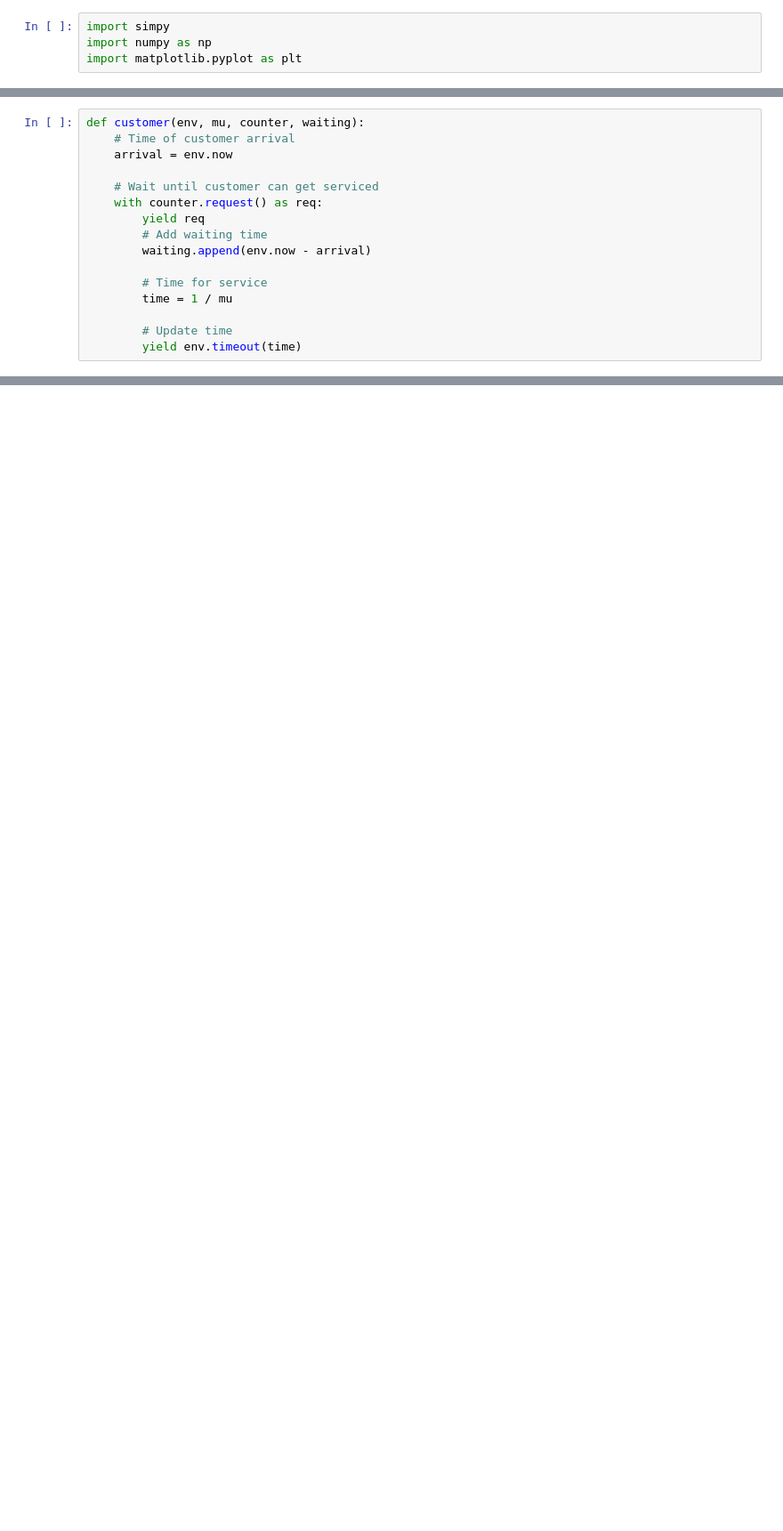
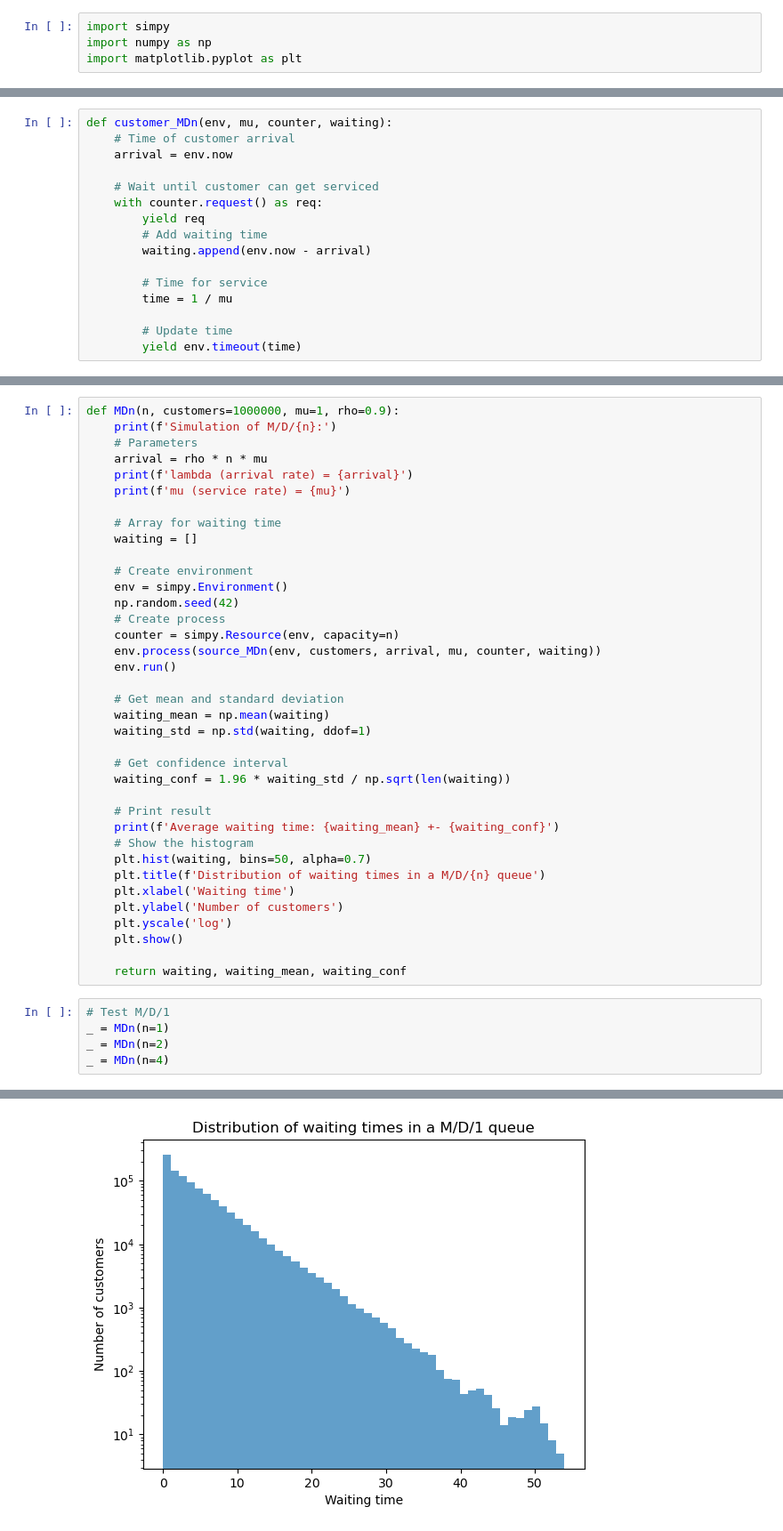
Before and after one commit to Asewlal01/WaitTimeExplorer, a Jupyter notebook: Problem4.ipynb, the cells around one changed output, grey strips where cells are left out. Shown at 89% size. Drawn from its saved outputs; the diff is of its cells as text; blank space fills up the shorter version.

```diff
--- a/Problem4.ipynb
+++ b/Problem4.ipynb
@@ -9,5 +10,5 @@ import matplotlib.pyplot as plt
 # %%
-def customer(env, mu, counter, waiting):
+def customer_MDn(env, mu, counter, waiting):
     # Time of customer arrival
     arrival = env.now
 
@@ -35,3 +36,46 @@ def source(env, number, arrival, capacity, counter, waiting):
 
         # Update time
         yield env.timeout(t)
+# %%
+def MDn(n, customers=1000000, mu=1, rho=0.9):
+    print(f'Simulation of M/D/{n}:')
+    # Parameters
+    arrival = rho * n * mu
+    print(f'lambda (arrival rate) = {arrival}')
+    print(f'mu (service rate) = {mu}')
+
+    # Array for waiting time
+    waiting = []
+
+    # Create environment
+    env = simpy.Environment()
+    np.random.seed(42)
+    # Create process
+    counter = simpy.Resource(env, capacity=n)
+    env.process(source_MDn(env, customers, arrival, mu, counter, waiting))
+    env.run()
+
+    # Get mean and standard deviation
+    waiting_mean = np.mean(waiting)
+    waiting_std = np.std(waiting, ddof=1)
+
+    # Get confidence interval
+    waiting_conf = 1.96 * waiting_std / np.sqrt(len(waiting))
+
+    # Print result
+    print(f'Average waiting time: {waiting_mean} +- {waiting_conf}')
+    # Show the histogram
+    plt.hist(waiting, bins=50, alpha=0.7)
+    plt.title(f'Distribution of waiting times in a M/D/{n} queue')
+    plt.xlabel('Waiting time')
+    plt.ylabel('Number of customers')
+    plt.yscale('log')
+    plt.show()
+
+    return waiting, waiting_mean, waiting_conf
+# %%
+# Test M/D/1
+_ = MDn(n=1)
+_ = MDn(n=2)
+_ = MDn(n=4)
+# %% [output]
@@ -37,0 +86 @@ def source(env, number, arrival, capacity, counter, waiting):
+[figure, added]
```
Also changed, not shown: parts of 18 cells of this notebook.
